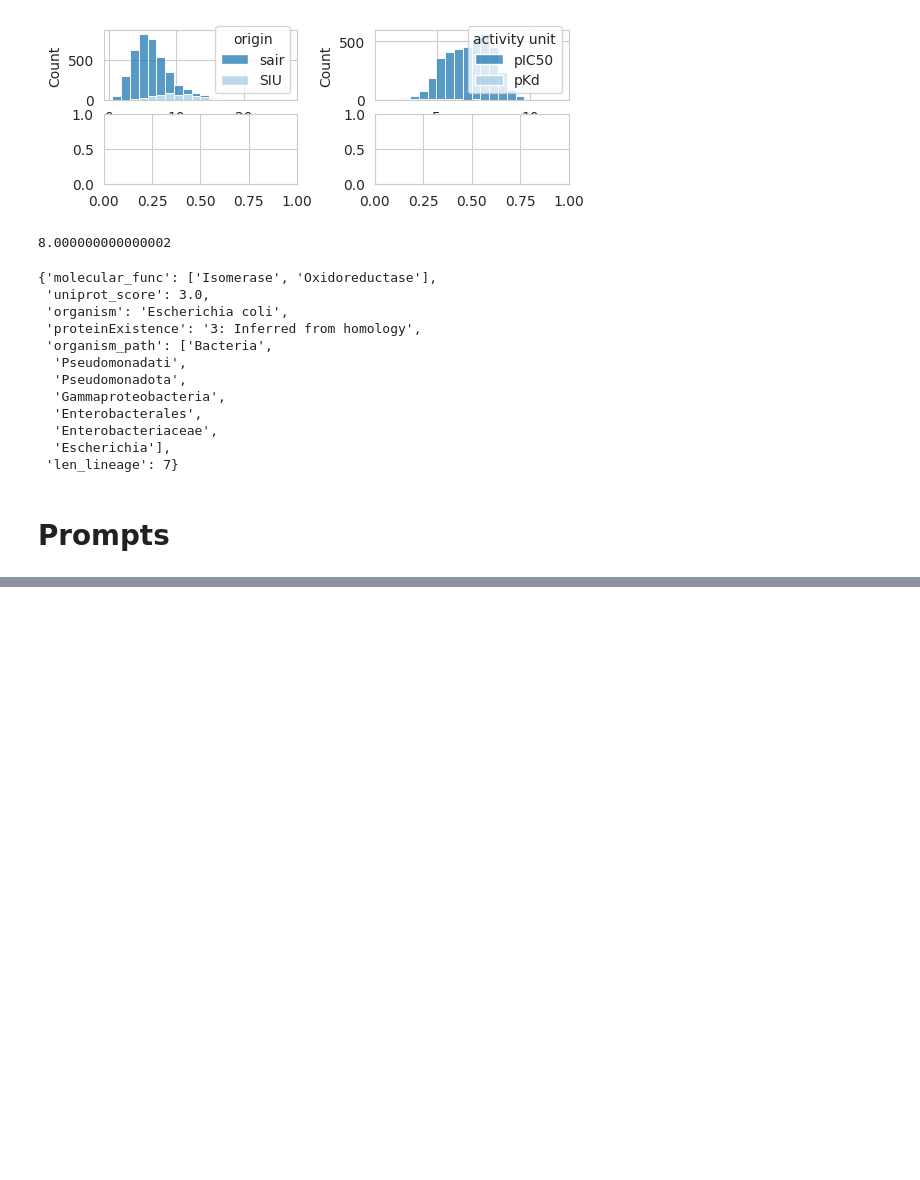
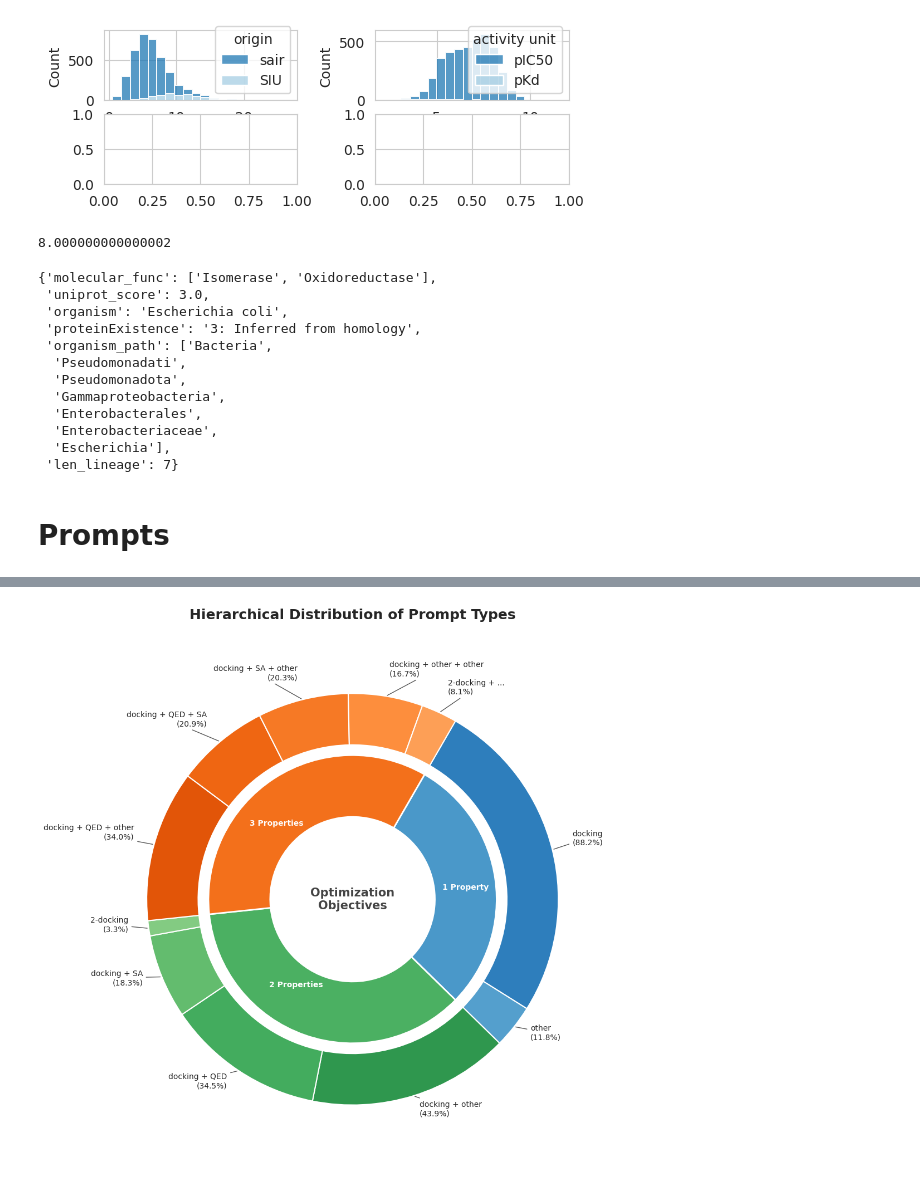
Before and after one commit to Fransou/MolGenDocking, a Jupyter notebook: notebooks/gen_dataset_analysis.ipynb, the cells around one changed output, grey strips where cells are left out. Saved outputs shown, nothing was run; the diff lists cells and outputs as text; code cells hidden in the pictures; blank space fills up the shorter version.

```diff
--- a/notebooks/gen_dataset_analysis.ipynb
+++ b/notebooks/gen_dataset_analysis.ipynb
@@ -476,0 +502,92 @@ plt.xticks(rotation=90)
+# %%
+import matplotlib.pyplot as plt
+import pandas as pd
+import numpy as np
+
+# 1. DATA PREPARATION
+df_csv = df_ragg
+
+# Calculate inner proportions (Replace this with your original df.groupby logic if needed)
+# Here I use placeholder values matching your draft
+inner_proportions = {
+    '1 Property': 0.29,
+    '2 Properties': 0.36,
+    '3 Properties': 0.35
+}
+
+# 2. COLOR PALETTE DEFINITION
+# We use colormaps to generate matching shades for subgroups
+cmaps = [plt.cm.Blues, plt.cm.Greens, plt.cm.Oranges]
+inner_colors = [cmaps[0](0.6), cmaps[1](0.6), cmaps[2](0.6)]
+
+outer_sizes = []
+outer_labels = []
+outer_colors = []
+outer_relative_pct = []
+
+for i, (group_name, inner_p) in enumerate(inner_proportions.items()):
+    n = int(group_name.split()[0])
+    sub_df = df_csv[df_csv['n_props'] == n].sort_values('proportion', ascending=False)
+
+    for j, (_, row) in enumerate(sub_df.iterrows()):
+        outer_sizes.append(row['proportion'] * inner_p)
+        outer_labels.append(row['type'])
+        outer_relative_pct.append(row['proportion'] * 100)
+        # Create shades: darker for the largest subgroup, lighter for the others
+        shade = 0.7 - (j / (len(sub_df) + 1)) * 0.4
+        outer_colors.append(cmaps[i](shade))
+
+# 3. PLOTTING
+fig, ax = plt.subplots(figsize=(12, 12), dpi=100)
+
+# Outer Ring
+wedges_out, _ = ax.pie(
+    outer_sizes, radius=1, colors=outer_colors,
+    startangle=60, counterclock=False,
+    wedgeprops=dict(width=0.25, edgecolor='white', linewidth=1.5)
+)
+# 1. Define Geometry
+inner_rad = 0.7
+inner_w = 0.3
+inner_label_pos = (inner_rad - inner_w/2) / inner_rad *0.8
+# Inner Ring
+wedges_in, texts_in = ax.pie(
+    list(inner_proportions.values()),
+    labels=list(inner_proportions.keys()),
+    radius=inner_rad, colors=inner_colors,
+    startangle=60, counterclock=False,
+    labeldistance=inner_label_pos,
+    textprops={'color': 'white', 'weight': 'bold', 'fontsize': 10},
+    wedgeprops=dict(width=inner_w, edgecolor='w', linewidth=2)
+)
+
+# 4. PRETTIFY LABELS (Callouts for the outer ring)
+for i, p in enumerate(outer_sizes):
+    # Only label segments larger than 1.5% to prevent clutter
+    if (p / sum(outer_sizes)) > 0.01:
+        # Calculate angle for the center of the wedge
+        ang = (wedges_out[i].theta2 + wedges_out[i].theta1) / 2.
+        y = np.sin(np.deg2rad(ang))
+        x = np.cos(np.deg2rad(ang))
+
+        # Alignment based on which side of the circle we are on
+        horizontalalignment = {-1: "right", 1: "left"}[int(np.sign(x))]
+
+        # Draw line and text
+        ax.annotate(f"{outer_labels[i]}\n({outer_relative_pct[i]:.1f}%)",
+                    xy=(x, y), xytext=(1.1*x, 1.1*y),
+                    horizontalalignment=horizontalalignment,
+                    fontsize=10, fontweight='medium',
+                    arrowprops=dict(arrowstyle="-", color="#555555", connectionstyle="arc3,rad=0"))
+
+# Central Decoration
+ax.text(0, 0, 'Optimization\nObjectives', ha='center', va='center',
+        fontsize=15, weight='bold', color='#444444')
+
+plt.title("Hierarchical Distribution of Prompt Types", fontsize=18, pad=30, weight='bold')
+ax.set(aspect="equal")
+
+plt.savefig('nested_donut_final.png', bbox_inches='tight')
+plt.show()
+# %% [output]
+[figure, added]
```
Also changed, not shown: parts of 10 cells of this notebook, 5 other files.
